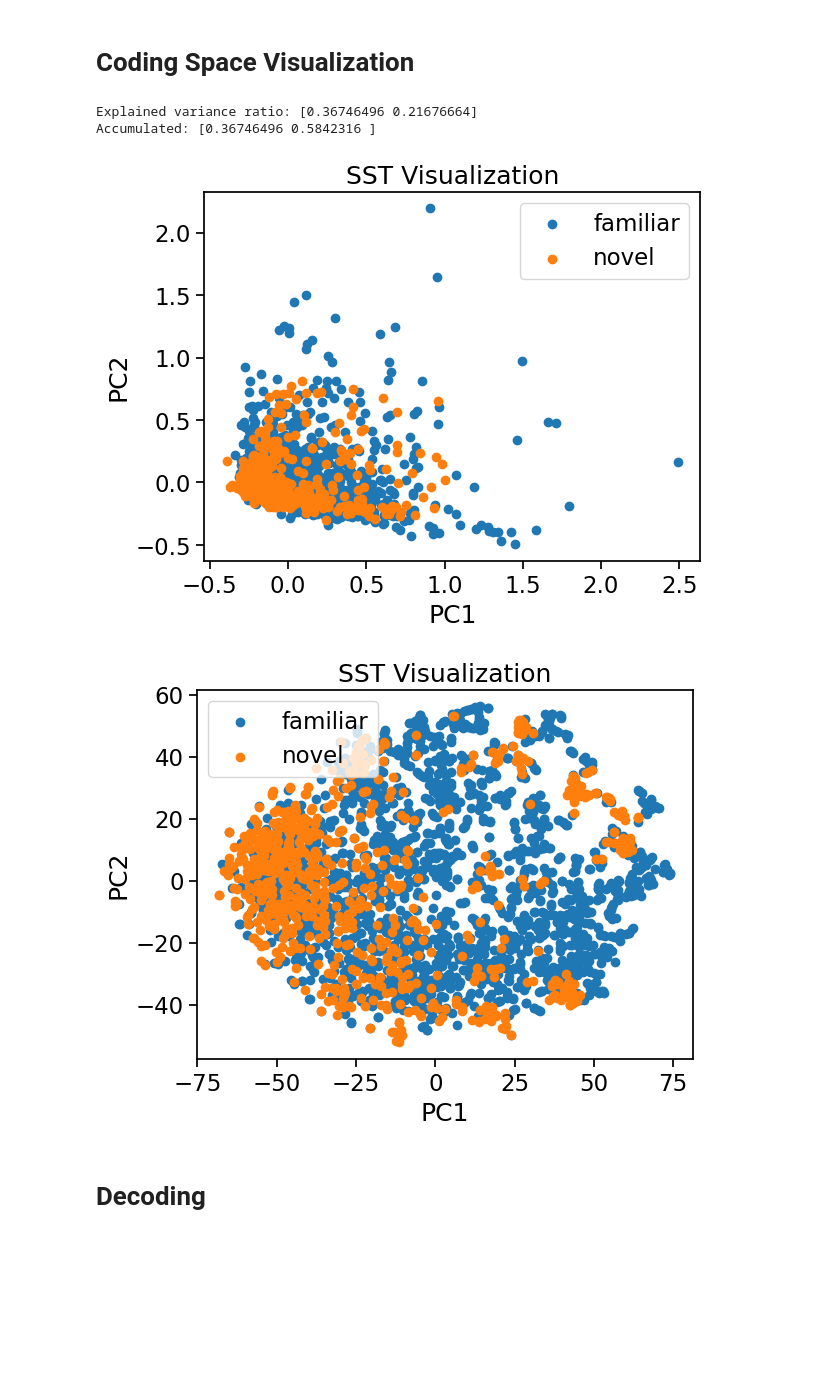
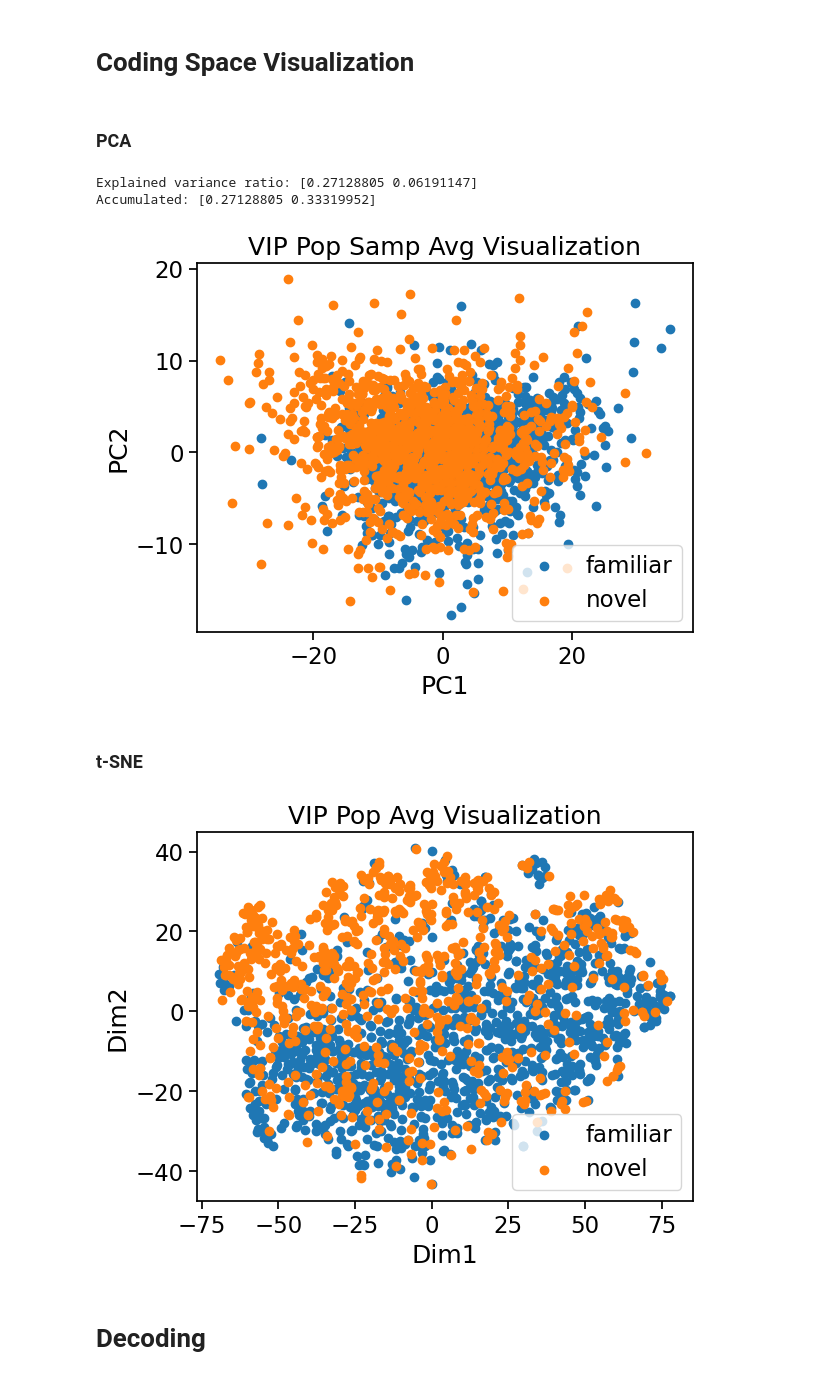
Before and after one commit to RiverGao/NMA_Proj_1, a Jupyter notebook: load_Allen_Visual_Behavior_from_pre_processed_file_changjiang.ipynb, the cells around one changed output. Cells and saved outputs as stored; diff of their text form; code cells hidden in the pictures; blank space fills up the shorter version.

```diff
--- a/load_Allen_Visual_Behavior_from_pre_processed_file_changjiang.ipynb
+++ b/load_Allen_Visual_Behavior_from_pre_processed_file_changjiang.ipynb
@@ -248,7 +235,7 @@ def select_sessions(data, cell, omitted=False):
   return selected
 # %%
 for cell_name in ['SST', 'VIP']:
-  selected_sessions = select_sessions(data, cell_name)
+  selected_sessions = select_sessions(data, cell_name, coding_omitted)
   min_popsize = 1000
   for session_id in selected_sessions.ophys_session_id.unique():
     session_data = selected_sessions[selected_sessions['ophys_session_id'] == session_id]
@@ -281,10 +296,15 @@ Minimum population size of VIP cells: 4
 def average_coding(session_data, trial_id):
   # use the average trace of a given trial as the coding
   trial_data = session_data[session_data['stimulus_presentations_id'] == trial_id].trace.values
+  baselines = session_data[session_data['stimulus_presentations_id'] == trial_id].baseline_response.values
+  peaks = np.array([t.max() for t in trial_data])
+
+  trial_data = (trial_data - baselines) / peaks
   return trial_data.mean()
 # %%
-# average coding
-selected_sessions = select_sessions(data, 'SST')
+coding_method = 'Pop Avg'
+
+selected_sessions = select_sessions(data, coding_cell, coding_omitted)
 X_list = []
 y_list = []
 
@@ -345,12 +460,14 @@ def unipop_coding(data, cell_type):
 
   return X, y
 
-X, y = unipop_coding(data, 'VIP')
+X, y = unipop_coding(data, coding_cell)
 print(X.shape, y.shape)
 # %% [output]
 (2817, 122) (2817,)
 # %% [markdown]
 # Coding Space Visualization
+# %% [markdown]
+### PCA
 # %%
 from sklearn.decomposition import PCA
 
@@ -365,33 +482,40 @@ for label in [0, 1]:
   X_label = np.squeeze(np.take(X_reduced, idx, axis=0))
   plt.scatter(X_label[:, 0], X_label[:, 1], label='novel' if label else 'familiar')
 
-plt.title('SST Visualization')
+plt.title(f'{coding_cell} {coding_method} Visualization')
 plt.xlabel('PC1')
 plt.ylabel('PC2')
 plt.legend()
 plt.show()
 # %% [output]
-Explained variance ratio: [0.36746496 0.21676664]
-Accumulated: [0.36746496 0.5842316 ]
+Explained variance ratio: [0.27128805 0.06191147]
+Accumulated: [0.27128805 0.33319952]
-[figure, old version]
+[figure, new version]
+# %% [markdown]
+### t-SNE
 # %%
 from sklearn.manifold import TSNE
 
 tsne_model = TSNE(n_components=2, perplexity=10)
-X_reduced = tsne_model.fit_transform(X)
+
+sample_idx = np.random.choice([i for i in range(len(X))], 2000, replace=False)
+X_sampled = X[sample_idx]
+y_sampled = y[sample_idx]
+
+X_reduced = tsne_model.fit_transform(X_sampled)
 
 for label in [0, 1]:
-  idx = np.where(y == label)
+  idx = np.where(y_sampled == label)
   X_label = np.squeeze(np.take(X_reduced, idx, axis=0))
   plt.scatter(X_label[:, 0], X_label[:, 1], label='novel' if label else 'familiar')
 
-plt.title('SST Visualization')
-plt.xlabel('PC1')
-plt.ylabel('PC2')
+plt.title(f'{coding_cell} {coding_method} Visualization')
+plt.xlabel('Dim1')
+plt.ylabel('Dim2')
 plt.legend()
 plt.show()
 # %% [output]
-[figure, old version]
+[figure, new version]
 # %% [markdown]
 # Decoding
 # %%
```
Also changed, not shown: parts of 19 cells of this notebook.
